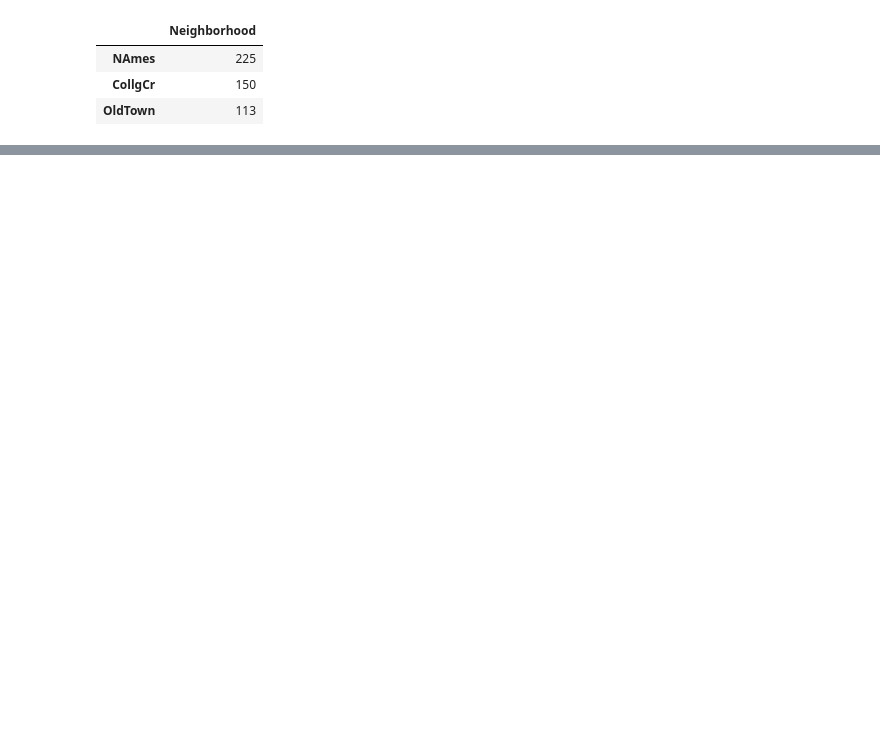
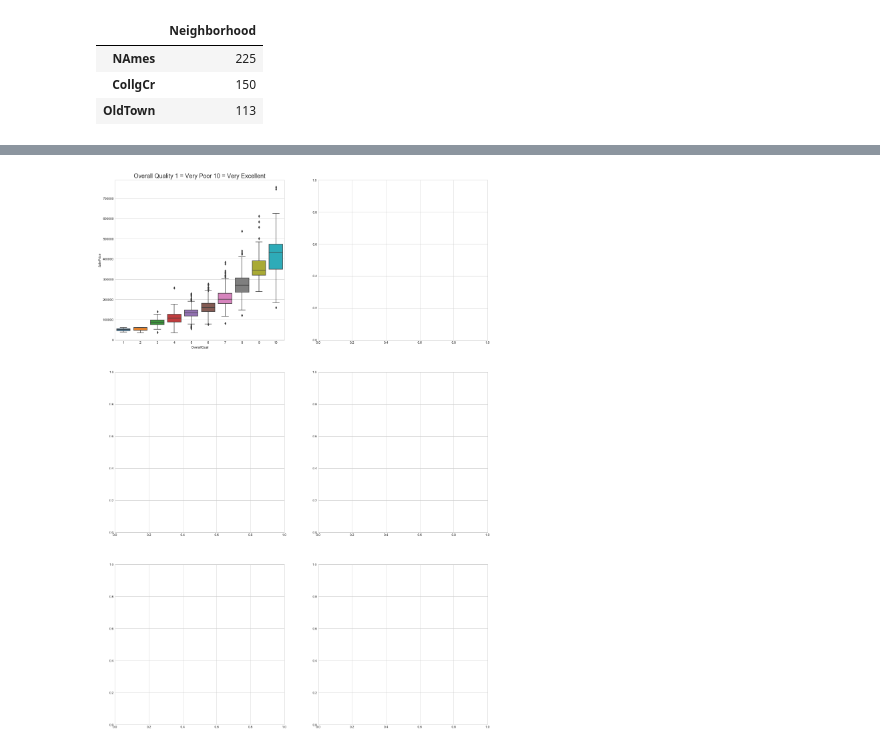
Before and after one commit to brianmcguckin/thinkful_data_science, a Jupyter notebook: unit_01_capstone.ipynb, the cells around one changed output, grey strips where cells are left out. Saved outputs shown, nothing was run; the diff lists cells and outputs as text; code cells hidden in the pictures; blank space fills up the shorter version.

```diff
--- a/unit_01_capstone.ipynb
+++ b/unit_01_capstone.ipynb
@@ -198,0 +210,22 @@ Feedr = Adjacent to feeder street
+# %%
+#plots of 10 most highly correlated variables
+
+plt.figure(figsize = (20,30))
+
+plt.subplot(3,2,1)
+sns.boxplot(y='SalePrice', x='OverallQual', data = train)
+plt.title('Overall Quality 1 = Very Poor 10 = Very Excellent', size = 18)
+
+plt.subplot(3,2,2)
+
+plt.subplot(3,2,3)
+
+plt.subplot(3,2,4)
+
+plt.subplot(3,2,5)
+
+plt.subplot(3,2,6)
+
+plt.show()
+# %% [output]
+[figure, added]
```
Also changed, not shown: parts of 14 cells of this notebook.
